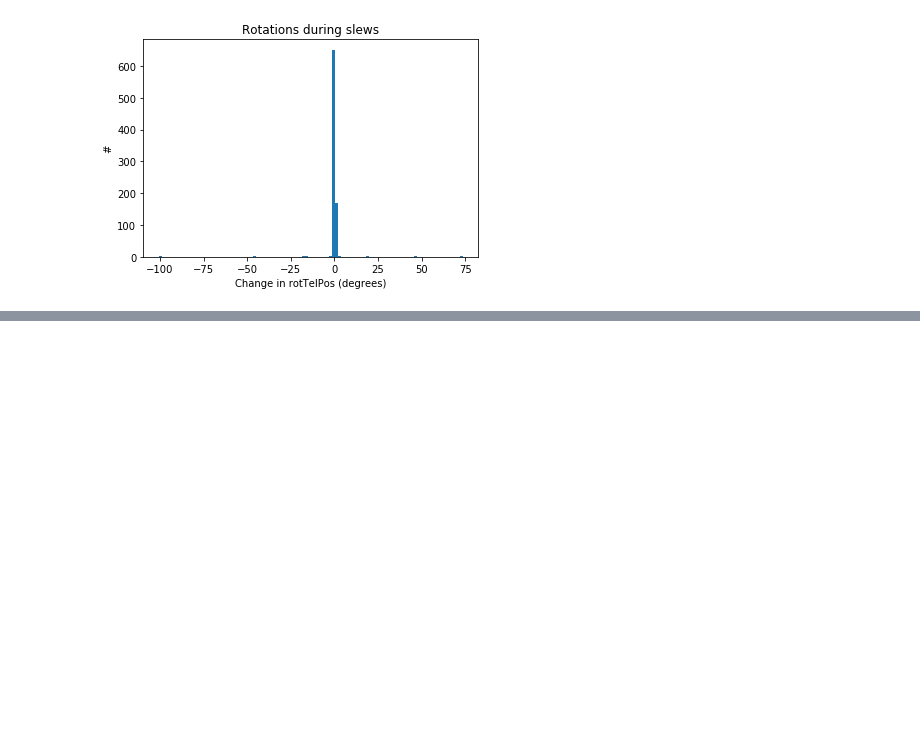
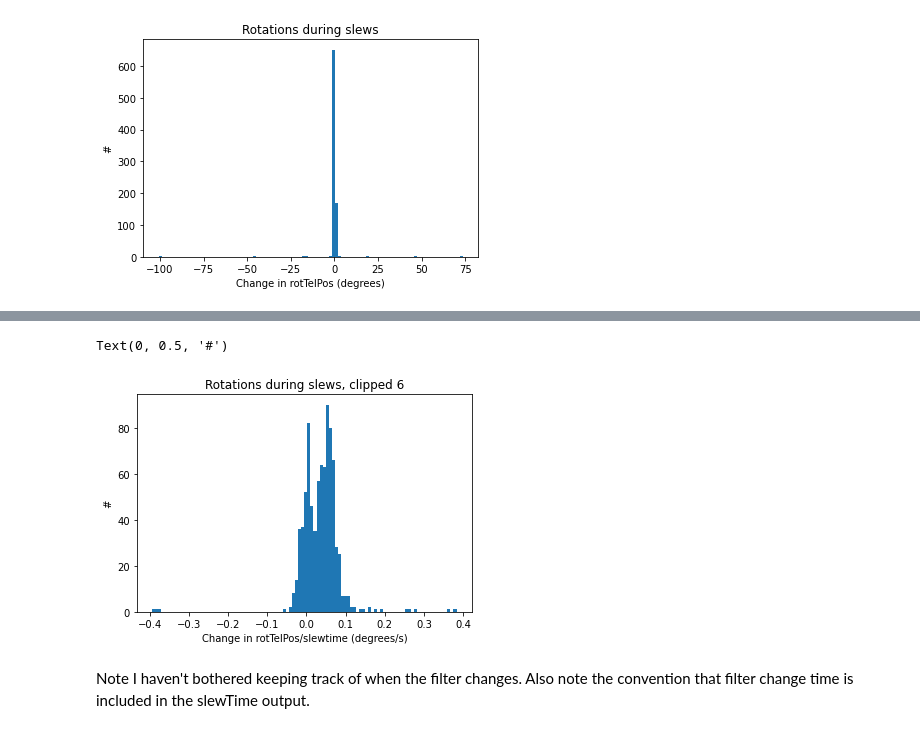
Before and after one commit to yoachim/20_Scratch, a Jupyter notebook: camera_stats/Camera_stats.ipynb, the cells around one changed output, grey strips where cells are left out. Drawn from its saved outputs; the diff is of its cells as text; code cells hidden in the pictures; blank space fills up the shorter version.

```diff
--- a/camera_stats/Camera_stats.ipynb
+++ b/camera_stats/Camera_stats.ipynb
@@ -734,0 +751,11 @@ Text(0, 0.5, '#')
+# %%
+good = np.where(np.abs(ang_vel) < 0.5)[0]
+_tmp = plt.hist(ang_vel[good], bins=100)
+plt.title('Rotations during slews, clipped %i' % (delta_rtp.size-good.size))
+plt.xlabel('Change in rotTelPos/slewtime (degrees/s)')
+plt.ylabel('#')
+# %% [output]
+Text(0, 0.5, '#')
+[figure, added]
+# %% [markdown]
+Note I haven't bothered keeping track of when the filter changes. Also note the convention that filter change time is included in the slewTime output.
```
Also changed, not shown: parts of 9 cells of this notebook.
